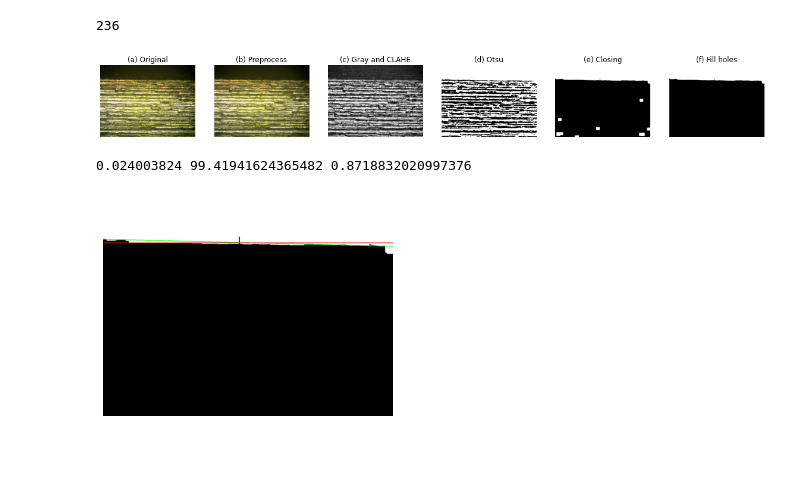
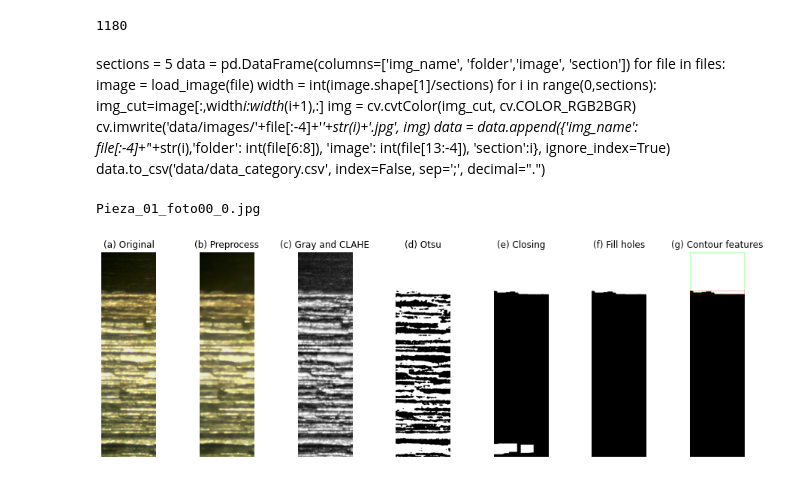
Before and after one commit to ULE-Informatica/burr_contour_features, a Jupyter notebook: experiment.ipynb, the cells around one changed output. Saved outputs shown, nothing was run; the diff lists cells and outputs as text; code cells hidden in the pictures; blank space fills up the shorter version.

Commit message:
Cut section

```diff
--- a/experiment.ipynb
+++ b/experiment.ipynb
@@ -5,13 +5,25 @@ import numpy as np
 from matplotlib import pyplot as plt
 import pandas as pd
 # %%
-folder_dataset = 'data/original'
+folder_dataset = 'data/images'
 seed = 2704
 # %%
 files = [file for file in os.listdir(folder_dataset) if file.endswith('.jpg')]
 len(files)
 # %% [output]
-236
+1180
+# %% [markdown]
+sections = 5
+data = pd.DataFrame(columns=['img_name', 'folder','image', 'section'])
+for file in files:
+    image = load_image(file)
+    width = int(image.shape[1]/sections)
+    for i in range(0,sections):
+        img_cut=image[:,width*i:width*(i+1),:]
+        img = cv.cvtColor(img_cut, cv.COLOR_RGB2BGR)
+        cv.imwrite('data/images/'+file[:-4]+'_'+str(i)+'.jpg', img)
+        data = data.append({'img_name': file[:-4]+'_'+str(i),'folder': int(file[6:8]), 'image': int(file[13:-4]), 'section':i}, ignore_index=True)
+data.to_csv('data/data_category.csv', index=False, sep=';', decimal=".")
 # %%
 def load_image(img_name):
     img = cv.imread(os.path.join(folder_dataset, img_name))
@@ -36,15 +48,13 @@ def process_image(img, show_process=False, clahe_tile=(19,19), kernel_size=(37,3
     # Fill holes
     holes = closing.copy()
     contours,_ = cv.findContours(holes,cv.RETR_CCOMP,cv.CHAIN_APPROX_SIMPLE)
+    limit = img.shape[0]*img.shape[1]*0.05
     for contour in contours:
         area = cv.contourArea(contour)
-        if area<10000:
+        if area<limit:
             cv.drawContours(holes,[contour],0,0, thickness=cv.FILLED)
     if show_process:
-        if clahe_tile[0] != 19:
-            fig, axs = plt.subplots(6, 1, figsize=(20,15))
-        else:
-            fig, axs = plt.subplots(1, 6, figsize=(20,5))
+        fig, axs = plt.subplots(1, 7, figsize=(16,5))
         axs[0].imshow(img)
         axs[0].axis('off')
         axs[0].set_title('(a) Original')
@@ -63,5 +73,7 @@ def process_image(img, show_process=False, clahe_tile=(19,19), kernel_size=(37,3
         axs[5].imshow(holes, cmap='gray')
         axs[5].axis('off')
         axs[5].set_title('(f) Fill holes')
+        axs[6].axis('off')
+        axs[6].set_title('(g) Contour features')
         #plt.show()
     return holes
@@ -135,15 +310,13 @@ def contour_feature(image, return_process=False):
 # %%
-image = load_image(files[1])
+file = files[0]
+print(file)
+image = load_image(file)
 img_process = process_image(image, True)
-plt.savefig('data/test/'+files[1][:-4]+'_process.jpg', dpi=200, bbox_inches='tight', pad_inches=0)
-plt.show()
-data_vector =  contour_feature(img_process, True)
-print(data_vector['m'], data_vector['pwp1'], data_vector['pwp2'])
+data_vector =  cut_section(img_process, True)
 plt.imshow(data_vector['img'])
 plt.axis('off')
 plt.show()
 # %% [output]
+Pieza_01_foto00_0.jpg
-[figure, old version]
+[figure, new version]
-0.024003824 99.41941624365482 0.8718832020997376
-[figure, removed]
 # %%
```
Also changed, not shown: parts of 17 cells of this notebook, 3 other files.
